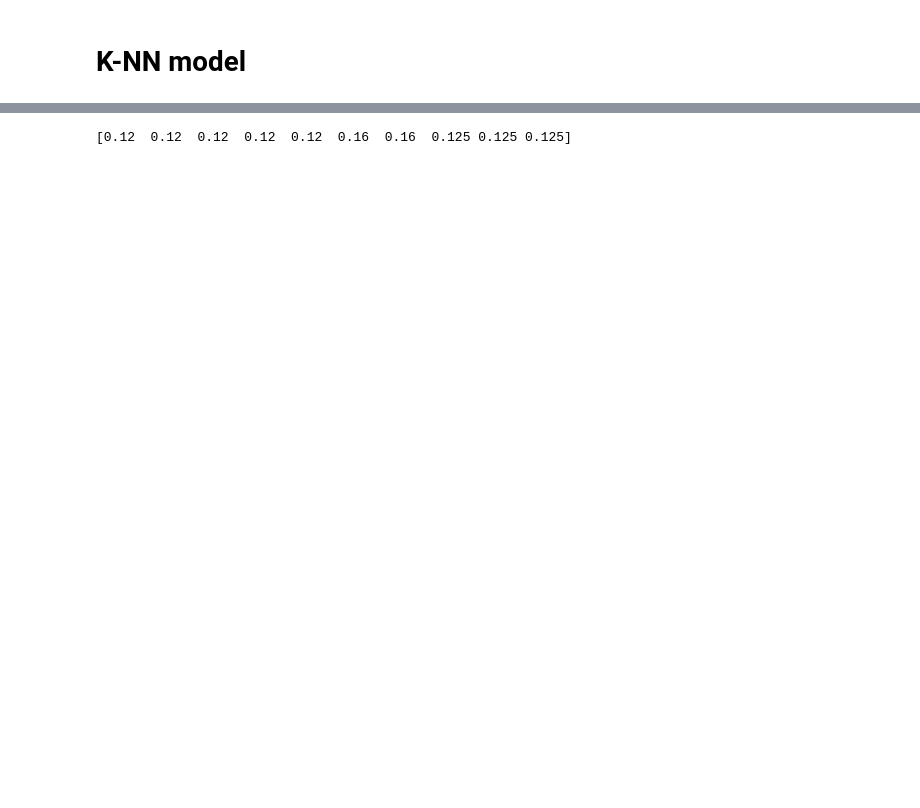
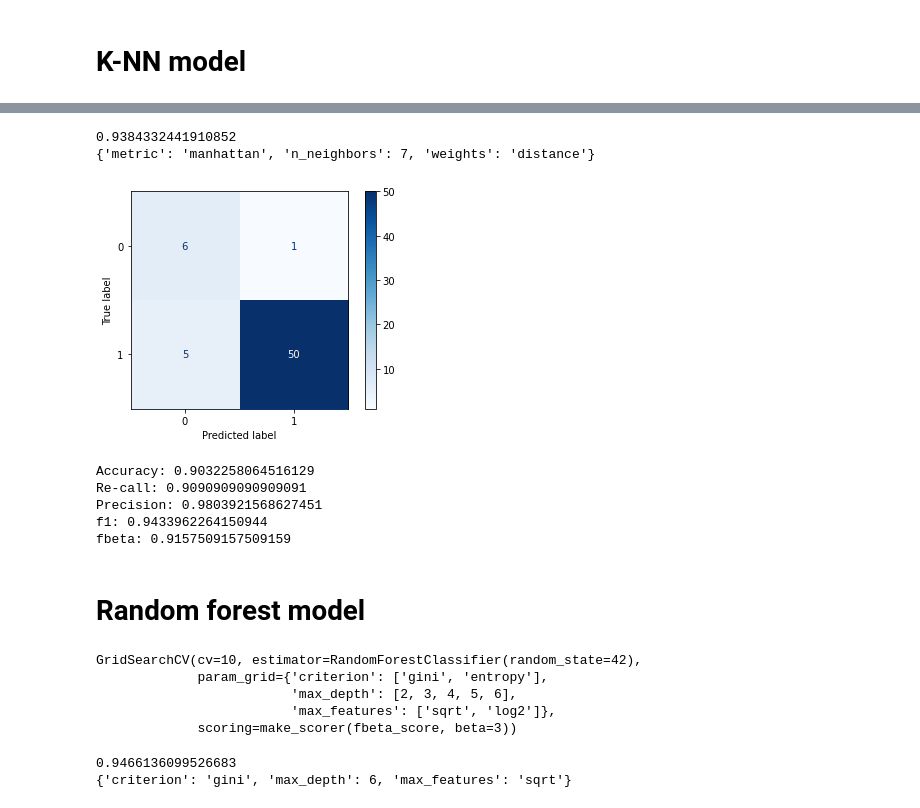
Before and after one commit to GitlerIsrael/Lung-cancer-model, a Jupyter notebook: Lung cancer AI project.ipynb, the cells around one changed output, grey strips where cells are left out. Saved outputs shown, nothing was run; the diff lists cells and outputs as text; code cells hidden in the pictures; blank space fills up the shorter version.

```diff
--- a/Lung cancer AI project.ipynb
+++ b/Lung cancer AI project.ipynb
@@ -548,0 +628,9 @@ plt.pie(r, explode=[0.05, 0.1], labels=['No', 'Yes'], radius=1.5, autopct='%1.1f
+# %%
+k_range = list(range(1,31))
+weight_options = ['uniform', 'distance']
+metrics_options = ['euclidean', 'manhattan', 'minkowski']
+# %%
+param_grid = dict(n_neighbors=k_range, weights=weight_options, metric=metrics_options)
+grid=GridSearchCV(knn, param_grid, cv=10, scoring=f3_scorer)
+# %%
+grid.fit(x_res,y_res)
@@ -549,9 +661,38 @@ plt.pie(r, explode=[0.05, 0.1], labels=['No', 'Yes'], radius=1.5, autopct='%1.1f
+# %%
+print(grid.best_score_)
+print(grid.best_params_)
+# %% [output]
+0.9384332441910852
+{'metric': 'manhattan', 'n_neighbors': 7, 'weights': 'distance'}
+# %%
+best_knn = KNeighborsClassifier(n_neighbors=7, metric='manhattan', weights='distance')
+best_knn.fit(x_res, y_res)
+y_pred = best_knn.predict(x_test)
+# %%
+plot_confusion_matrix(best_knn, x_test, y_test, cmap='Blues')
+plt.show()
+
+print("Accuracy:",metrics.accuracy_score(y_test, y_pred))
+print("Re-call:",metrics.recall_score(y_test, y_pred))
+print("Precision:",metrics.precision_score(y_test, y_pred))
+print("f1:",metrics.f1_score(y_test, y_pred))
+print("fbeta:",metrics.fbeta_score(y_test, y_pred, beta=3))
+
+knn_fbeta_score = metrics.fbeta_score(y_test, y_pred, beta=3)
+# %% [output]
+[figure, added]
+Accuracy: 0.9032258064516129
+Re-call: 0.9090909090909091
+Precision: 0.9803921568627451
+f1: 0.9433962264150944
+fbeta: 0.9157509157509159
+# %% [markdown]
+# Random forest model
 # %%
-from sklearn.ensemble import RandomForestClassifier
-clf = RandomForestClassifier(max_depth=2, random_state=0)
-scores = cross_val_score(clf, x_train, y_train, scoring="neg_mean_squared_error", cv=10)
-clf_rmse_scores = np.sqrt(-scores)
-print(-scores)
-#print(clf_rmse_scores)
+rfc=RandomForestClassifier(random_state=42) #default n_estimators is 100 trees.
+param_grid = {
+    'max_features': ['sqrt', 'log2'],
+    'max_depth' : [2,3,4,5,6],
+    'criterion' :['gini', 'entropy']
+}
+rfc_grid = GridSearchCV(estimator=rfc, param_grid=param_grid, cv= 10, scoring=f3_scorer)
-# %% [output]
-[0.12  0.12  0.12  0.12  0.12  0.16  0.16  0.125 0.125 0.125]
@@ -562,0 +699,14 @@ print(mean(cv), '+/-', std(cv))
+# %%
+rfc_grid.fit(x_res, y_res)
+# %% [output]
+GridSearchCV(cv=10, estimator=RandomForestClassifier(random_state=42),
+             param_grid={'criterion': ['gini', 'entropy'],
+                         'max_depth': [2, 3, 4, 5, 6],
+                         'max_features': ['sqrt', 'log2']},
+             scoring=make_scorer(fbeta_score, beta=3))
+# %%
+print(rfc_grid.best_score_)
+print(rfc_grid.best_params_)
+# %% [output]
+0.9466136099526683
+{'criterion': 'gini', 'max_depth': 6, 'max_features': 'sqrt'}
```
Also changed, not shown: parts of 32 cells of this notebook.
